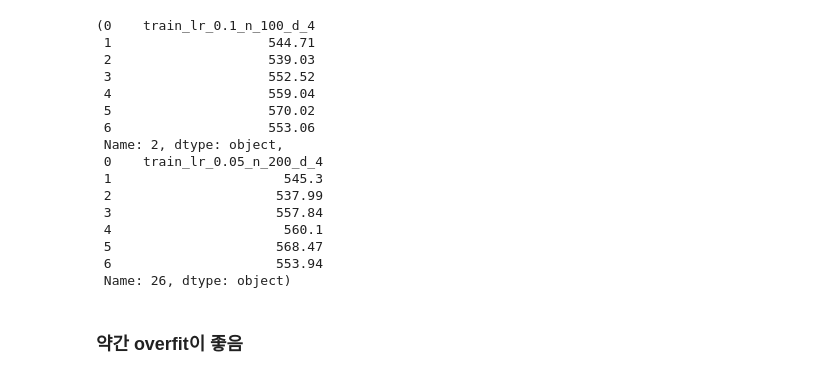
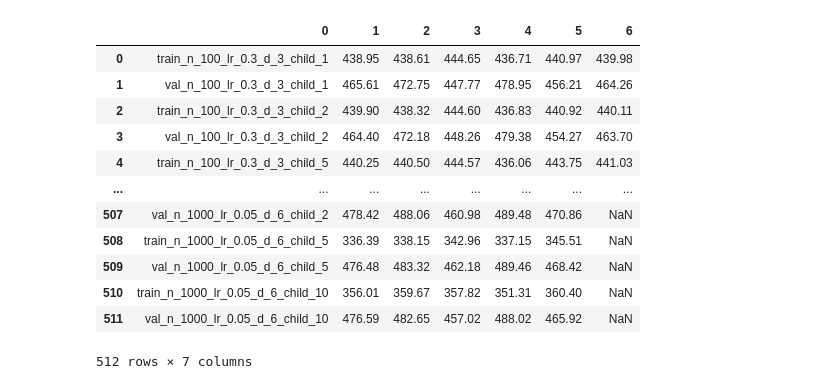
Before and after one commit to Sunbin-Lee/dacon-income, a Jupyter notebook: hyperparameter.ipynb, the cells around one changed output. Drawn from its saved outputs; the diff is of its cells as text; code cells hidden in the pictures.

```diff
--- a/hyperparameter.ipynb
+++ b/hyperparameter.ipynb
@@ -3,3 +4,3 @@ import pandas as pd
 # %%
-gbr = pd.read_csv('gbr.csv', header = None)
-gbr.drop_duplicates(inplace=True)
+xgb = pd.read_csv('xgb.csv', header = None)
+# xgb.drop_duplicates(inplace=True)
@@ -47,21 +7,16 @@ gbr_val.sort_values(by=6, ascending=True)
-# %%
-gbr.iloc[2], gbr.iloc[26],
-# %% [output]
-(0    train_lr_0.1_n_100_d_4
- 1                    544.71
- 2                    539.03
- 3                    552.52
- 4                    559.04
- 5                    570.02
- 6                    553.06
- Name: 2, dtype: object,
- 0    train_lr_0.05_n_200_d_4
- 1                      545.3
- 2                     537.99
- 3                     557.84
- 4                      560.1
- 5                     568.47
- 6                     553.94
- Name: 26, dtype: object)
-# %% [markdown]
-### 약간 overfit이 좋음
+# %%
+xgb
+# %% [output]
+|  | 0 | 1 | 2 | 3 | 4 | 5 | 6 |
+| 0 | train_n_100_lr_0.3_d_3_child_1 | 438.95 | 438.61 | 444.65 | 436.71 | 440.97 | 439.98 |
+| 1 | val_n_100_lr_0.3_d_3_child_1 | 465.61 | 472.75 | 447.77 | 478.95 | 456.21 | 464.26 |
+| 2 | train_n_100_lr_0.3_d_3_child_2 | 439.90 | 438.32 | 444.60 | 436.83 | 440.92 | 440.11 |
+| 3 | val_n_100_lr_0.3_d_3_child_2 | 464.40 | 472.18 | 448.26 | 479.38 | 454.27 | 463.70 |
+| 4 | train_n_100_lr_0.3_d_3_child_5 | 440.25 | 440.50 | 444.57 | 436.06 | 443.75 | 441.03 |
+| ... | ... | ... | ... | ... | ... | ... | ... |
+| 507 | val_n_1000_lr_0.05_d_6_child_2 | 478.42 | 488.06 | 460.98 | 489.48 | 470.86 | NaN |
+| 508 | train_n_1000_lr_0.05_d_6_child_5 | 336.39 | 338.15 | 342.96 | 337.15 | 345.51 | NaN |
+| 509 | val_n_1000_lr_0.05_d_6_child_5 | 476.48 | 483.32 | 462.18 | 489.46 | 468.42 | NaN |
+| 510 | train_n_1000_lr_0.05_d_6_child_10 | 356.01 | 359.67 | 357.82 | 351.31 | 360.40 | NaN |
+| 511 | val_n_1000_lr_0.05_d_6_child_10 | 476.59 | 482.65 | 457.02 | 488.02 | 465.92 | NaN |
+512 rows × 7 columns
```
Also changed, not shown: parts of 6 cells of this notebook, 10 other files.
